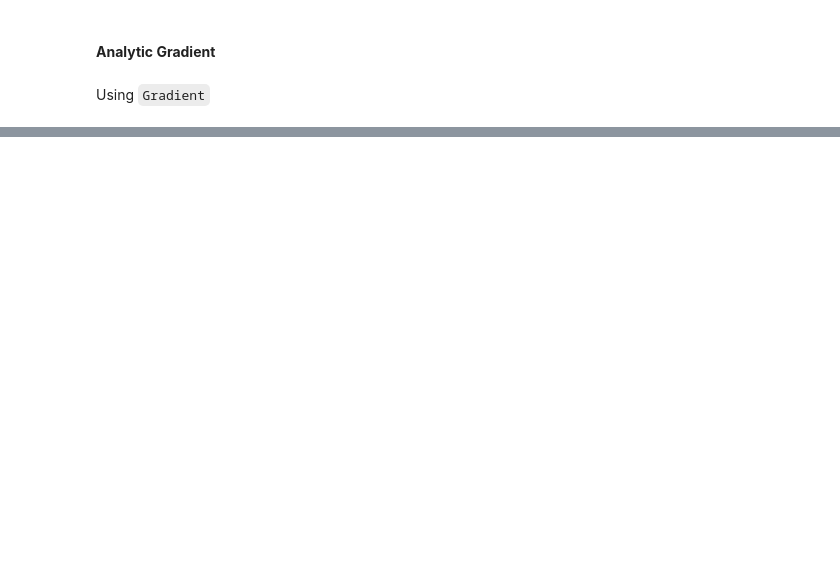
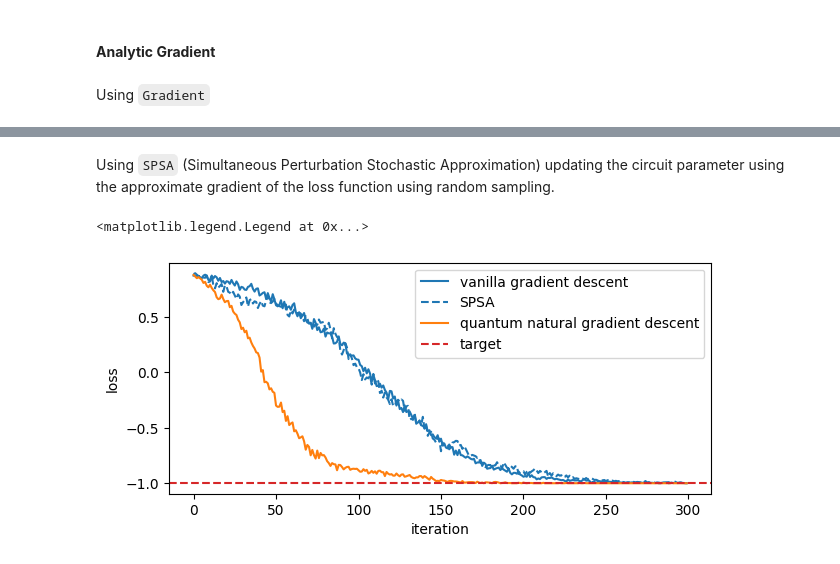
Before and after one commit to devsgnr/learning-quantum, a Jupyter notebook: notebooks/qiskit_05.ipynb, the cells around one changed output, grey strips where cells are left out. Saved outputs shown, nothing was run; the diff lists cells and outputs as text; code cells hidden in the pictures; blank space fills up the shorter version.

```diff
--- a/notebooks/qiskit_05.ipynb
+++ b/notebooks/qiskit_05.ipynb
@@ -99,0 +189,29 @@ sampler.convert(gradient, value_dict).eval().real
+# %% [markdown]
+Using `SPSA` (Simultaneous Perturbation Stochastic Approximation) updating the circuit parameter using the approximate gradient of the loss function using random sampling.
+# %%
+from qiskit.algorithms.optimizers import SPSA
+
+spsa_log = OptimerLog()
+spsa = SPSA(
+    maxiter=300,
+    learning_rate=0.01,
+    perturbation=0.01,
+    callback=spsa_log.update
+)
+
+spsa_result = spsa.minimize(
+    evaluate_expectation,
+    point
+)
+
+plt.figure(figsize=(7, 3))
+plt.plot(gd_log.loss, c="C0", label="vanilla gradient descent")
+plt.plot(spsa_log.loss, c="C0", ls="--", label="SPSA")
+plt.plot(qng_log.loss, c="C1", label="quantum natural gradient descent")
+plt.axhline(-1, ls="--", c="C3", label="target")
+plt.xlabel("iteration")
+plt.ylabel("loss")
+plt.legend()
+# %% [output]
+<matplotlib.legend.Legend at 0x...>
+[figure, added]
```
Also changed, not shown: parts of 14 cells of this notebook, 2 other files.
